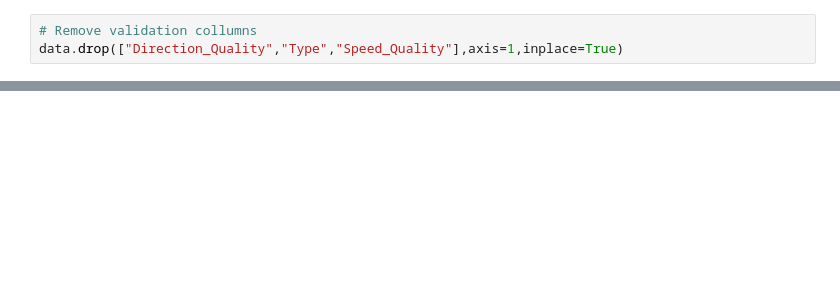
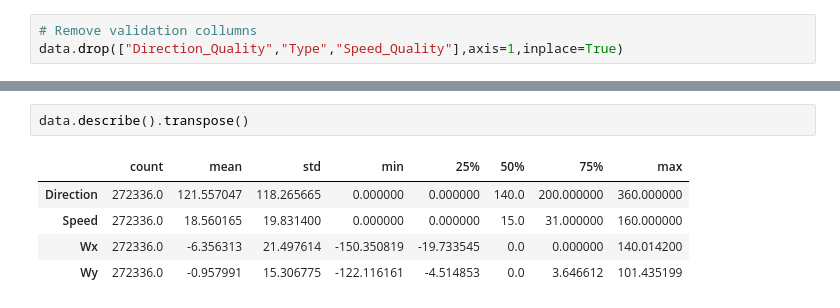
Before and after one commit to LanderDuncan/LSTMWeather, a Jupyter notebook: models/WeatherCSV.ipynb, the cells around one changed output, grey strips where cells are left out. Saved outputs shown, nothing was run; the diff lists cells and outputs as text; blank space fills up the shorter version.

```diff
--- a/models/WeatherCSV.ipynb
+++ b/models/WeatherCSV.ipynb
@@ -41,0 +64,8 @@ data.drop(["Direction_Quality","Type","Speed_Quality"],axis=1,inplace=True)
+# %%
+data.describe().transpose()
+# %% [output]
+|  | count | mean | std | min | 25% | 50% | 75% | max |
+| Direction | 272336.0 | 121.557047 | 118.265665 | 0.000000 | 0.000000 | 140.0 | 200.000000 | 360.000000 |
+| Speed | 272336.0 | 18.560165 | 19.831400 | 0.000000 | 0.000000 | 15.0 | 31.000000 | 160.000000 |
+| Wx | 272336.0 | -6.356313 | 21.497614 | -150.350819 | -19.733545 | 0.0 | 0.000000 | 140.014200 |
+| Wy | 272336.0 | -0.957991 | 15.306775 | -122.116161 | -4.514853 | 0.0 | 3.646612 | 101.435199 |
```
Also changed, not shown: parts of 30 cells of this notebook, 4 other files.
